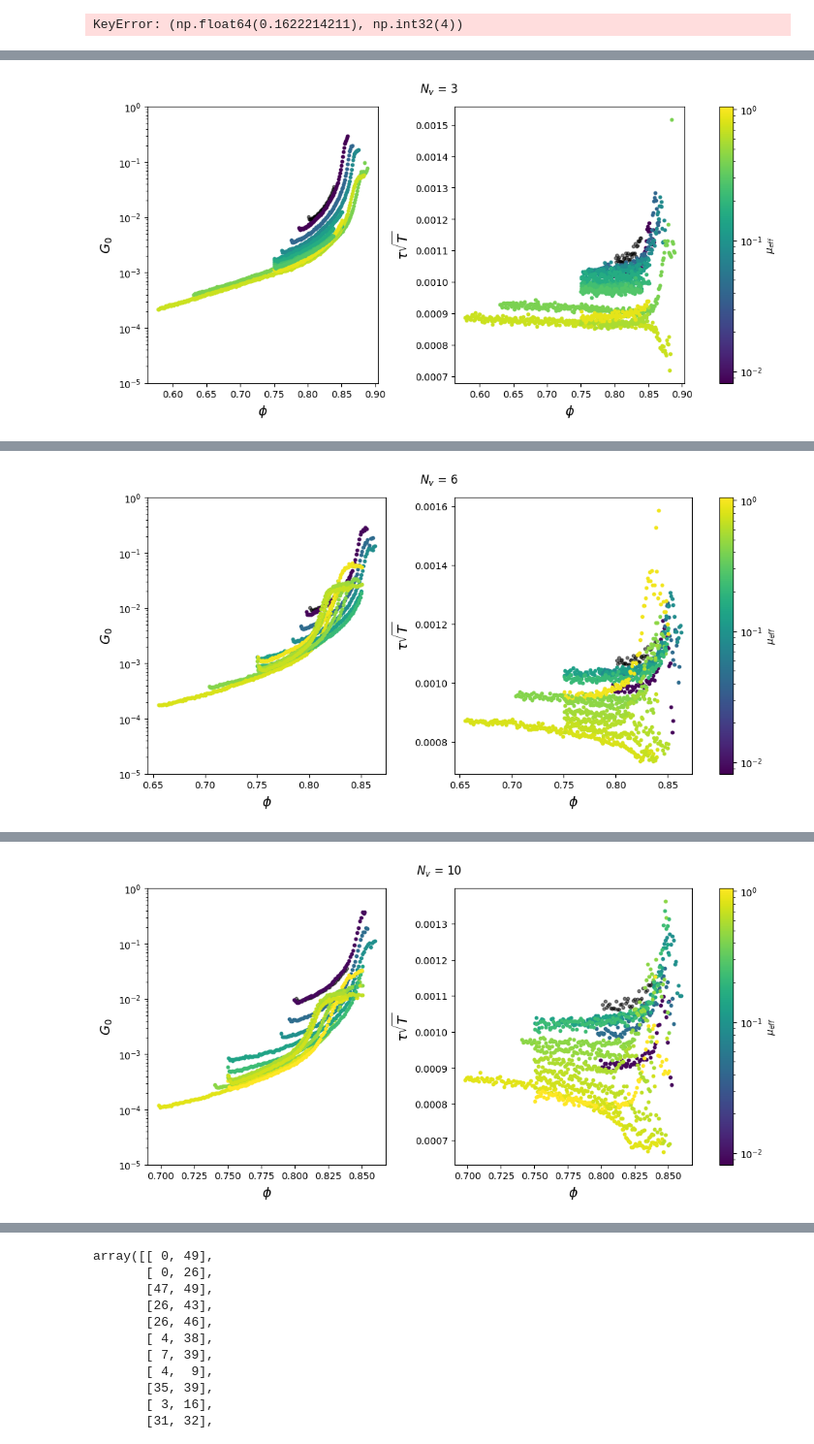
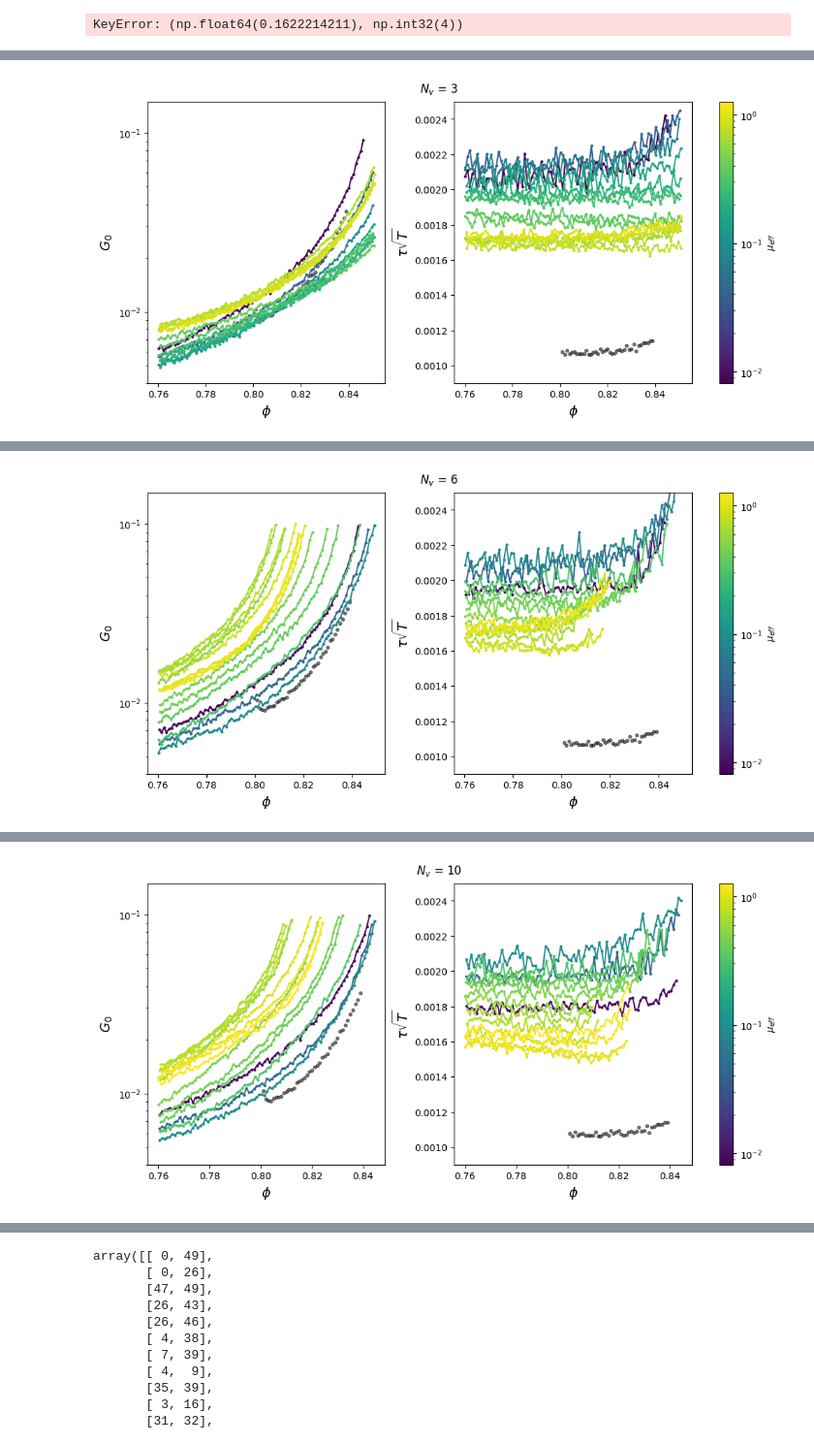
Before and after one commit to mmccraw98/notebooks-fall-25, a Jupyter notebook: 10/calculate-shear-modulus/analyze.ipynb, the cells around one changed output, grey strips where cells are left out. Shown at 97% size. Drawn from its saved outputs; the diff is of its cells as text; code cells hidden in the pictures.

```diff
--- a/10/calculate-shear-modulus/analyze.ipynb
+++ b/10/calculate-shear-modulus/analyze.ipynb
@@ -96,15 +96,13 @@ shear_modulus_data = {}
 dt = 2e-2
 T = 1e-6
 for i, root in enumerate([
-    '/home/mmccraw/dev/data/10-01-25/calculate-shear-modulus-small-lower-temp/',
-    '/home/mmccraw/dev/data/10-01-25/calculate-shear-modulus-fine-range/',
-    '/home/mmccraw/dev/data/10-01-25/calculate-shear-modulus-fine-range-2'
+    # '/home/mmccraw/dev/data/10-01-25/calculate-shear-modulus-small-lower-temp/',
+    # '/home/mmccraw/dev/data/10-01-25/calculate-shear-modulus-fine-range/',
+    # '/home/mmccraw/dev/data/10-01-25/calculate-shear-modulus-fine-range-2'
     # '/home/mmccraw/dev/data/10-01-25/calculate-shear-modulus-NEW-FORMULA-1/'
-    # '/home/mmccraw/dev/data/10-01-25/calculate-shear-modulus-NEW-FORMULA-2/'
+    '/home/mmccraw/dev/data/10-01-25/calculate-shear-modulus-NEW-FORMULA-2/'
 ]):
     new = aggregate_shear_modulus_data(root, dt, T)
-    if i == 3:
-        new = {(k[0] + 1e-2, k[1]): v for k, v in new.items()}
     shear_modulus_data.update(new)
 # %%
 new.keys()
@@ -133,11 +131,14 @@ for nv in nv_unique:
 KeyError: (np.float64(0.1622214211), np.int32(4))
 # %%
 disk_df = pd.read_csv('/home/mmccraw/dev/analysis/fall-25/10/disk-shear-modulus/shear_modulus.csv')
+
+G_0_max = 1e-1
 
 decreasing_data = {
     'nv': [],
     'mu': [],
     'decreasing_fraction': [],
+    'tau_0': [],
 }
 
 keys = list(shear_modulus_data.keys())
@@ -151,22 +152,39 @@ for nv in nv_unique:
     ax[0].scatter(disk_df.phi, disk_df.G0, c='k', s=10, zorder=0, alpha=0.5)
     ax[1].scatter(disk_df.phi, disk_df.tau, c='k', s=10, zorder=0, alpha=0.5)
 
+    params_G = []
+    params_tau = []
+    params_mu_eff = []
+
     for k in keys:
         if k[1] != nv:
             continue
         mu_eff = k[0]
         n = k[1]
-        tau = [get_relaxation_time(g / g[0], t) for g, t in zip(shear_modulus_data[k]['g'], shear_modulus_data[k]['t'])]
-        G_0 = [g[0] for g in shear_modulus_data[k]['g']]
-        ax[0].scatter(shear_modulus_data[k]['phi'], G_0, c=cmap(mu_eff_norm(mu_eff)), s=10)
-        ax[1].scatter(shear_modulus_data[k]['phi'], tau, c=cmap(mu_eff_norm(mu_eff)), s=10)
 
-        x = shear_modulus_data[k]['phi'].copy()
-        y = tau.copy()
-        decreasing_fraction = np.mean(y[20:] < np.mean(y[:20]))
+        start_offset = 10
+
+        tau = np.array([get_relaxation_time(g / g[0], t) for g, t in zip(shear_modulus_data[k]['g'], shear_modulus_data[k]['t'])])[start_offset:]
+        G_0 = np.array([g[0] for g in shear_modulus_data[k]['g']])[start_offset:]
+        p = shear_modulus_data[k]['phi'].copy()[start_offset:]
+
+        params_G.append(G_0)
+        params_tau.append(tau)
+        params_mu_eff.append(mu_eff)
+
+        mask = G_0 < G_0_max
+        print(np.sum(~mask), mask.shape)
+
+        ax[0].plot(p[mask], G_0[mask], c=cmap(mu_eff_norm(mu_eff)), marker='o', markersize=2)
+        ax[1].plot(p[mask], tau[mask], c=cmap(mu_eff_norm(mu_eff)), marker='o', markersize=2)
+
+        x = p.copy()[mask]
+        y = tau.copy()[mask]
+        decreasing_fraction = np.mean(y[20:] < np.mean(y[:20]) - np.std(y[:20]))
         decreasing_data['nv'].append(n)
         decreasing_data['mu'].append(mu_eff)
         decreasing_data['decreasing_fraction'].append(decreasing_fraction)
+        decreasing_data['tau_0'].append(np.mean(y[:20]))
 
         # ax[2].scatter(G_0, tau, c=cmap(mu_eff_norm(mu_eff)), s=10)
         # ax[2].set_xscale('log')
@@ -177,14 +195,28 @@ for nv in nv_unique:
     ax[0].set_yscale('log')
     ax[0].set_ylabel(r'$G_0$', fontsize=14)
     ax[1].set_ylabel(r'$\tau \sqrt{T}$', fontsize=14)
-    ax[0].set_ylim(1e-5, 1e0)
-    # ax[1].set_ylim(1e-4, 1e-2)
+    ax[0].set_ylim(4e-3, 1.5e-1)
+    ax[1].set_ylim(0.9e-3, 2.5e-3)
     plt.suptitle(fr'$N_v$ = {int(nv) - 1}')
     sm = plt.cm.ScalarMappable(norm=mu_eff_norm, cmap=cmap)
     sm.set_array(mu_eff_unique)
     cbar = plt.colorbar(sm, ax=ax, label=r'$\mu_{eff}$')
-    # plt.savefig(f'figures/G0_tau_NV_{nv - 1}.png', dpi=300)
+    plt.savefig(f'figures/G0_tau_NV_{nv - 1}.png', dpi=300)
     plt.show()
 
+
+    # omega = np.logspace(1, 5, 100)
+    # for mu_eff, G_0_list, tau_list in zip(params_mu_eff, params_G, params_tau):
+    #     for G_0, tau in zip(G_0_list[::-1], tau_list[::-1]):
+    #         G = 1j * omega / (1j * omega / G_0 + 1 / (G_0 * tau))
+    #         plt.plot(omega, np.real(G), c=cmap(mu_eff_norm(mu_eff)))
+    #         plt.plot(omega, np.imag(G), c=cmap(mu_eff_norm(mu_eff)))
+    #         break
+    # plt.xscale('log')
+    # # plt.yscale('log')
+    # plt.show()
+
+
+
 decreasing_data = pd.DataFrame(decreasing_data)
 # %% [output]
@@ -191 +238 @@ decreasing_data = pd.DataFrame(decreasing_data)
-[figure, old version]
+[figure, new version]
@@ -192 +254 @@ decreasing_data = pd.DataFrame(decreasing_data)
-[figure, old version]
+[figure, new version]
@@ -193 +270 @@ decreasing_data = pd.DataFrame(decreasing_data)
-[figure, old version]
+[figure, new version]
```
Also changed, not shown: parts of 7 cells of this notebook, 19 other files.
